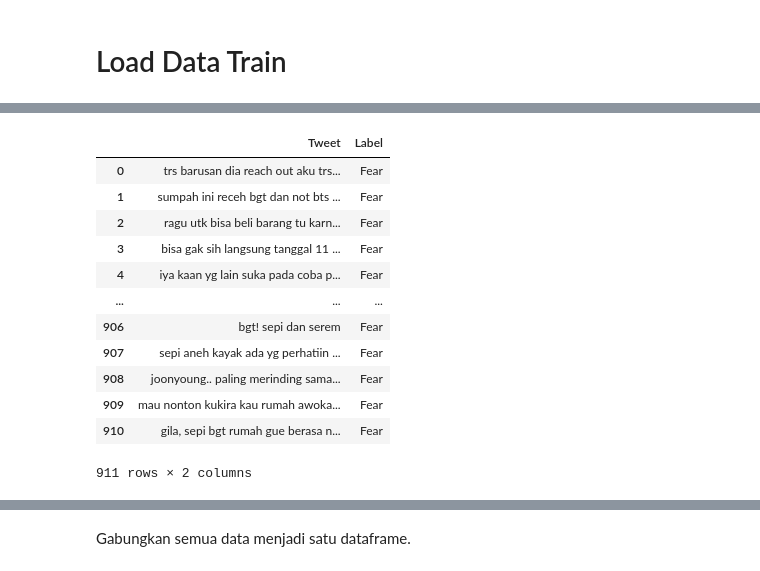
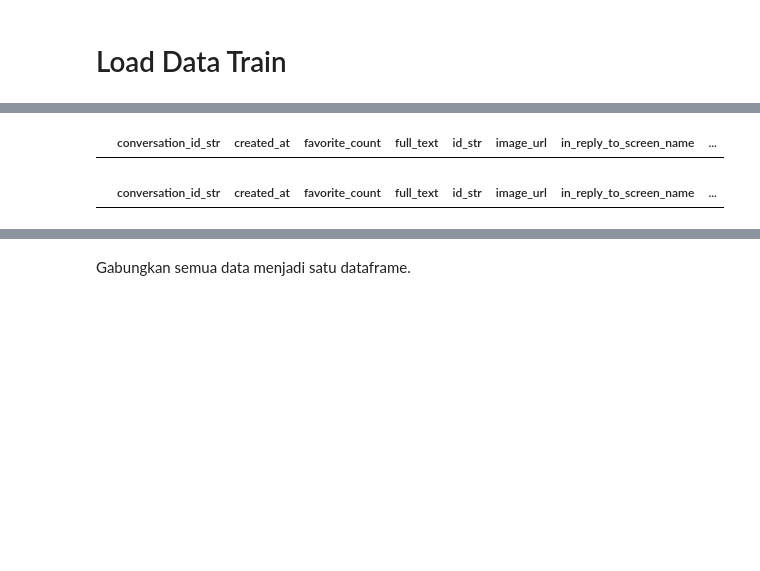
Before and after one commit to rissopanji/Analisis_Emosi_yang_bikin_Emosi, a Jupyter notebook: Preprocessing_Testing.ipynb, the cells around one changed output, grey strips where cells are left out. Saved outputs shown, nothing was run; the diff lists cells and outputs as text; code cells hidden in the pictures; blank space fills up the shorter version.

```diff
--- a/Preprocessing_Testing.ipynb
+++ b/Preprocessing_Testing.ipynb
@@ -50,17 +86,10 @@ anger_data
+# %%
+tovidiosport = pd.read_csv("./Dataset/Testing/(to-VidioSport).csv", on_bad_lines="skip", delimiter=",")
+tovidiosport
+# %% [output]
+|  | conversation_id_str | created_at | favorite_count | full_text | id_str | image_url | in_reply_to_screen_name | ... |
 # %%
-fear_data = pandas.read_csv("./Dataset/Training/Training_Raw/FearData.csv", on_bad_lines="skip", delimiter="\t")
-fear_data
+vidiosport = pd.read_csv("./Dataset/Testing/(@VidioSport).csv", on_bad_lines="skip", delimiter=",")
+vidiosport
 # %% [output]
-|  | Tweet | Label |
-| 0 | trs barusan dia reach out aku trs... | Fear |
-| 1 | sumpah ini receh bgt dan not bts ... | Fear |
-| 2 | ragu utk bisa beli barang tu karn... | Fear |
-| 3 | bisa gak sih langsung tanggal 11 ... | Fear |
-| 4 | iya kaan yg lain suka pada coba p... | Fear |
-| ... | ... | ... |
-| 906 | bgt! sepi dan serem | Fear |
-| 907 | sepi aneh kayak ada yg perhatiin ... | Fear |
-| 908 | joonyoung.. paling merinding sama... | Fear |
-| 909 | mau nonton kukira kau rumah awoka... | Fear |
-| 910 | gila, sepi bgt rumah gue berasa n... | Fear |
+|  | conversation_id_str | created_at | favorite_count | full_text | id_str | image_url | in_reply_to_screen_name | ... |
-911 rows × 2 columns
```
Also changed, not shown: parts of 272 cells of this notebook, 23 other files.
